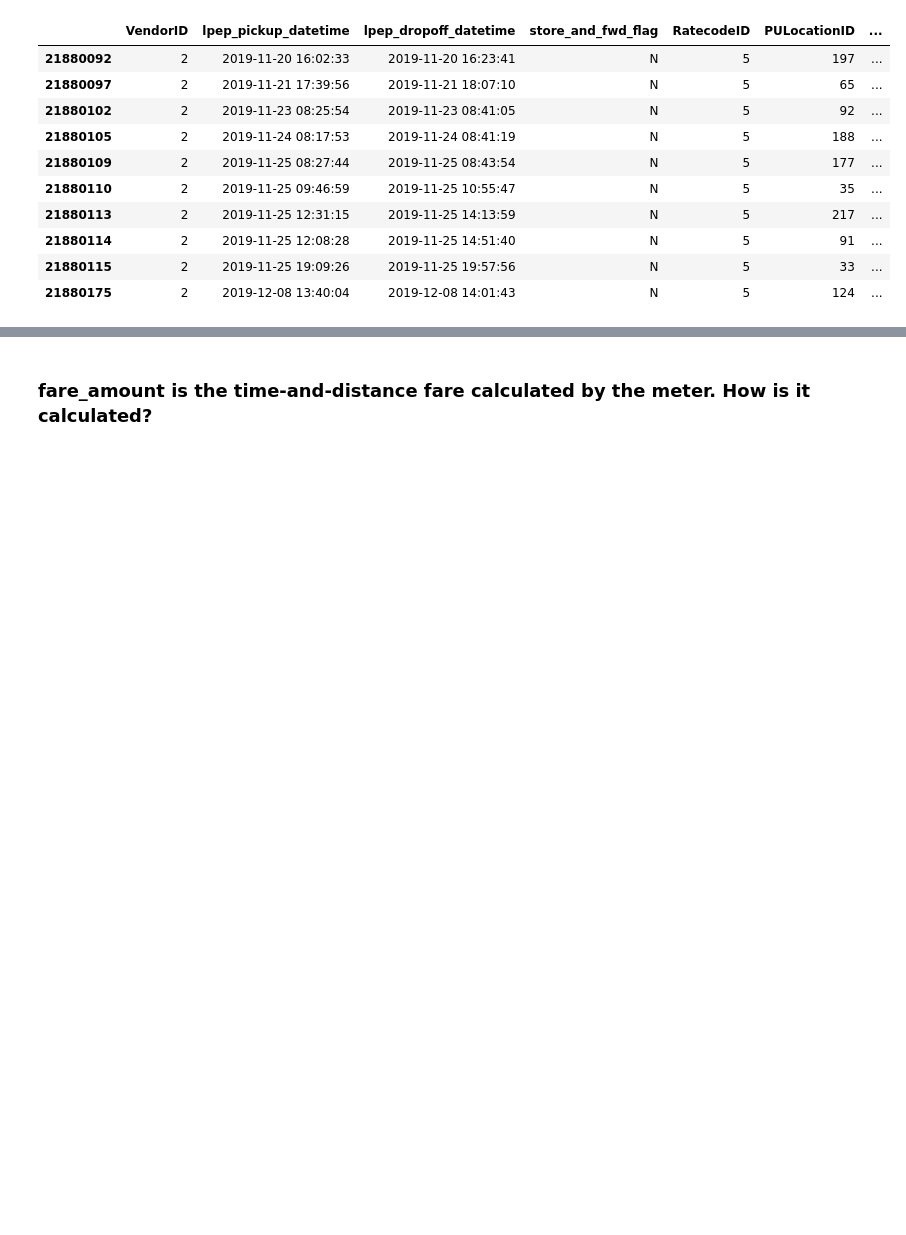
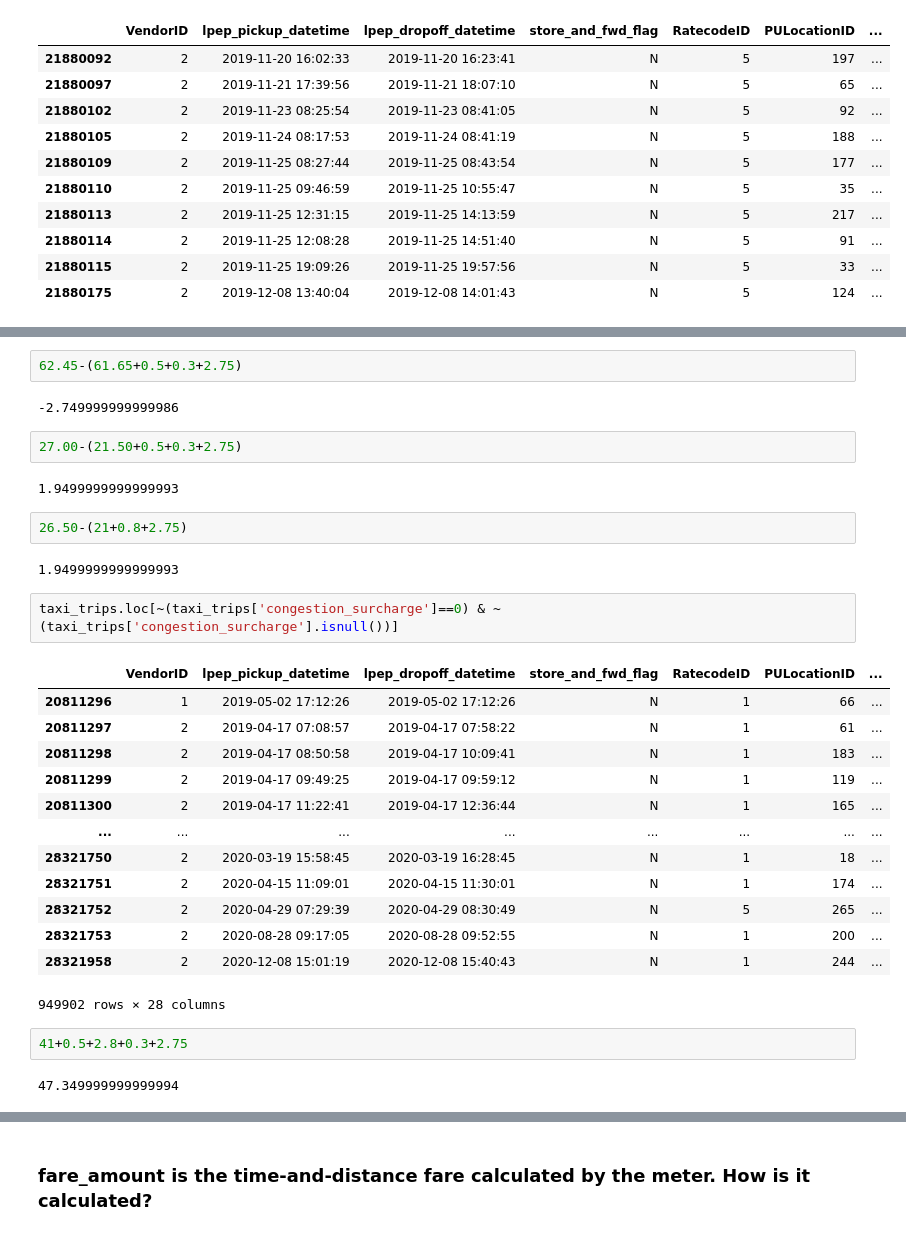
Before and after one commit to rayeess/NYC-Taxi-Trips, a Jupyter notebook: Data Cleaning.ipynb, the cells around one changed output, grey strips where cells are left out. Cells and saved outputs as stored; diff of their text form; blank space fills up the shorter version.

```diff
--- a/Data Cleaning.ipynb
+++ b/Data Cleaning.ipynb
@@ -650,0 +693,32 @@ taxi_trips.loc[(taxi_trips['fare_amount']<0) & ~(taxi_trips['tip_amount']==0)]
+# %%
+62.45-(61.65+0.5+0.3+2.75)
+# %% [output]
+-2.749999999999986
+# %%
+27.00-(21.50+0.5+0.3+2.75)
+# %% [output]
+1.9499999999999993
+# %%
+26.50-(21+0.8+2.75)
+# %% [output]
+1.9499999999999993
+# %%
+taxi_trips.loc[~(taxi_trips['congestion_surcharge']==0) & ~(taxi_trips['congestion_surcharge'].isnull())]
+# %% [output]
+|  | VendorID | lpep_pickup_datetime | lpep_dropoff_datetime | store_and_fwd_flag | RatecodeID | PULocationID | ... |
+| 20811296 | 1 | 2019-05-02 17:12:26 | 2019-05-02 17:12:26 | N | 1 | 66 | ... |
+| 20811297 | 2 | 2019-04-17 07:08:57 | 2019-04-17 07:58:22 | N | 1 | 61 | ... |
+| 20811298 | 2 | 2019-04-17 08:50:58 | 2019-04-17 10:09:41 | N | 1 | 183 | ... |
+| 20811299 | 2 | 2019-04-17 09:49:25 | 2019-04-17 09:59:12 | N | 1 | 119 | ... |
+| 20811300 | 2 | 2019-04-17 11:22:41 | 2019-04-17 12:36:44 | N | 1 | 165 | ... |
+| ... | ... | ... | ... | ... | ... | ... | ... |
+| 28321750 | 2 | 2020-03-19 15:58:45 | 2020-03-19 16:28:45 | N | 1 | 18 | ... |
+| 28321751 | 2 | 2020-04-15 11:09:01 | 2020-04-15 11:30:01 | N | 1 | 174 | ... |
+| 28321752 | 2 | 2020-04-29 07:29:39 | 2020-04-29 08:30:49 | N | 5 | 265 | ... |
+| 28321753 | 2 | 2020-08-28 09:17:05 | 2020-08-28 09:52:55 | N | 1 | 200 | ... |
+| 28321958 | 2 | 2020-12-08 15:01:19 | 2020-12-08 15:40:43 | N | 1 | 244 | ... |
+949902 rows × 28 columns
+# %%
+41+0.5+2.8+0.3+2.75
+# %% [output]
+47.349999999999994
```
Also changed, not shown: parts of 59 cells of this notebook, 2 other files.
